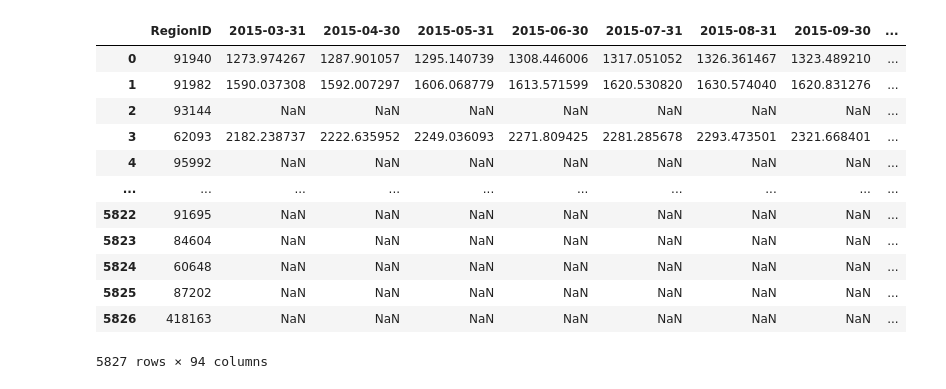
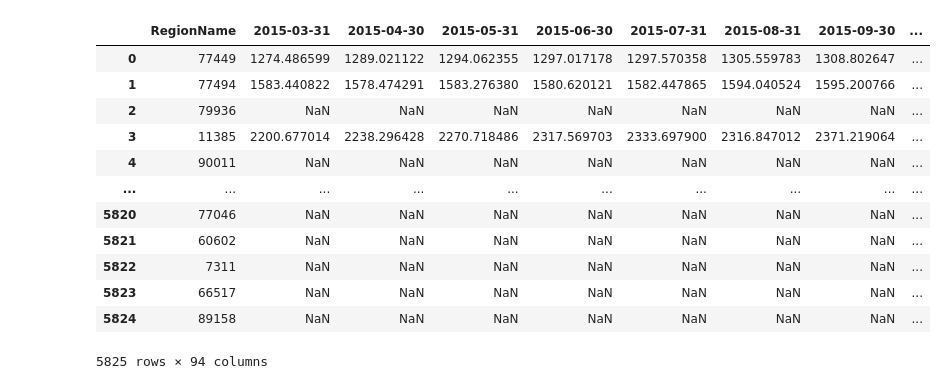
Before and after one commit to vishaldeo/final_project, a Jupyter notebook: Rent_data_cleanning2.ipynb, the cells around one changed output. Drawn from its saved outputs; the diff is of its cells as text; code cells hidden in the pictures.

```diff
--- a/Rent_data_cleanning2.ipynb
+++ b/Rent_data_cleanning2.ipynb
@@ -4,7 +4,7 @@ import pandas as pd
 import numpy as np
 # %%
 # Reading the file
-df = pd.read_csv("Resources//Data//Zillowrent.csv", index_col=False)
+df = pd.read_csv("Resources/Data/Zip_zori_sm_sa_month.csv", index_col=False)
 df
 # %% [output]
 |  | RegionID | SizeRank | RegionName | RegionType | StateName | State | City | Metro | CountyName | ... |
@@ -23,21 +23,21 @@ df
 # %%
 # Droping the column Names
-df = df.drop(["RegionName","SizeRank","StateName","RegionType","City","State","Metro","CountyName"], axis=1)
+df = df.drop(["RegionID", "SizeRank","StateName","RegionType","City","State","Metro","CountyName"], axis=1)
 df
 # %% [output]
-|  | RegionID | 2015-03-31 | 2015-04-30 | 2015-05-31 | 2015-06-30 | 2015-07-31 | 2015-08-31 | 2015-09-30 | ... |
-| 0 | 91940 | 1273.974267 | 1287.901057 | 1295.140739 | 1308.446006 | 1317.051052 | 1326.361467 | 1323.489210 | ... |
-| 1 | 91982 | 1590.037308 | 1592.007297 | 1606.068779 | 1613.571599 | 1620.530820 | 1630.574040 | 1620.831276 | ... |
-| 2 | 93144 | NaN | NaN | NaN | NaN | NaN | NaN | NaN | ... |
-| 3 | 62093 | 2182.238737 | 2222.635952 | 2249.036093 | 2271.809425 | 2281.285678 | 2293.473501 | 2321.668401 | ... |
-| 4 | 95992 | NaN | NaN | NaN | NaN | NaN | NaN | NaN | ... |
+|  | RegionName | 2015-03-31 | 2015-04-30 | 2015-05-31 | 2015-06-30 | 2015-07-31 | 2015-08-31 | 2015-09-30 | ... |
+| 0 | 77449 | 1274.486599 | 1289.021122 | 1294.062355 | 1297.017178 | 1297.570358 | 1305.559783 | 1308.802647 | ... |
+| 1 | 77494 | 1583.440822 | 1578.474291 | 1583.276380 | 1580.620121 | 1582.447865 | 1594.040524 | 1595.200766 | ... |
+| 2 | 79936 | NaN | NaN | NaN | NaN | NaN | NaN | NaN | ... |
+| 3 | 11385 | 2200.677014 | 2238.296428 | 2270.718486 | 2317.569703 | 2333.697900 | 2316.847012 | 2371.219064 | ... |
+| 4 | 90011 | NaN | NaN | NaN | NaN | NaN | NaN | NaN | ... |
 | ... | ... | ... | ... | ... | ... | ... | ... | ... | ... |
-| 5822 | 91695 | NaN | NaN | NaN | NaN | NaN | NaN | NaN | ... |
-| 5823 | 84604 | NaN | NaN | NaN | NaN | NaN | NaN | NaN | ... |
-| 5824 | 60648 | NaN | NaN | NaN | NaN | NaN | NaN | NaN | ... |
-| 5825 | 87202 | NaN | NaN | NaN | NaN | NaN | NaN | NaN | ... |
-| 5826 | 418163 | NaN | NaN | NaN | NaN | NaN | NaN | NaN | ... |
+| 5820 | 77046 | NaN | NaN | NaN | NaN | NaN | NaN | NaN | ... |
+| 5821 | 60602 | NaN | NaN | NaN | NaN | NaN | NaN | NaN | ... |
+| 5822 | 7311 | NaN | NaN | NaN | NaN | NaN | NaN | NaN | ... |
+| 5823 | 66517 | NaN | NaN | NaN | NaN | NaN | NaN | NaN | ... |
+| 5824 | 89158 | NaN | NaN | NaN | NaN | NaN | NaN | NaN | ... |
-5827 rows × 94 columns
+5825 rows × 94 columns
 # %%
 #df = df.RegionID.astype(str)
 #df
```
Also changed, not shown: parts of 11 cells of this notebook.
